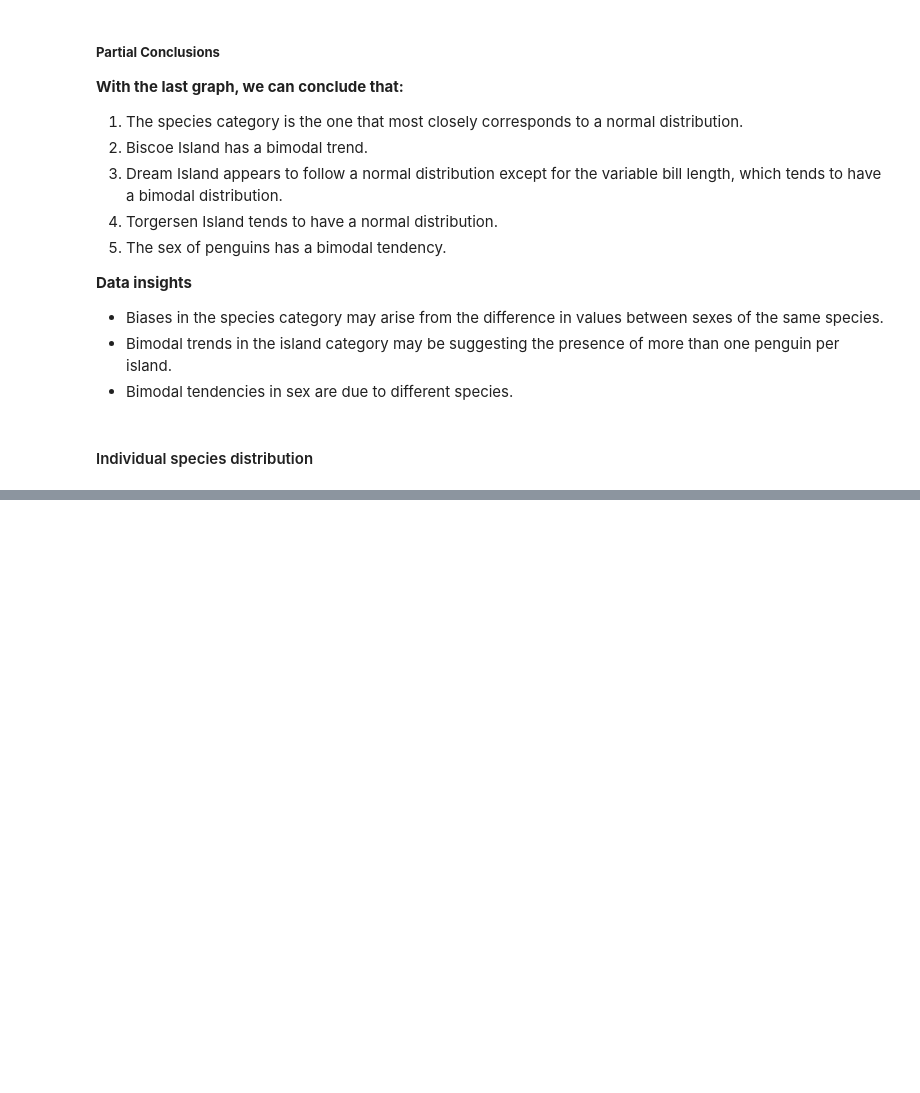
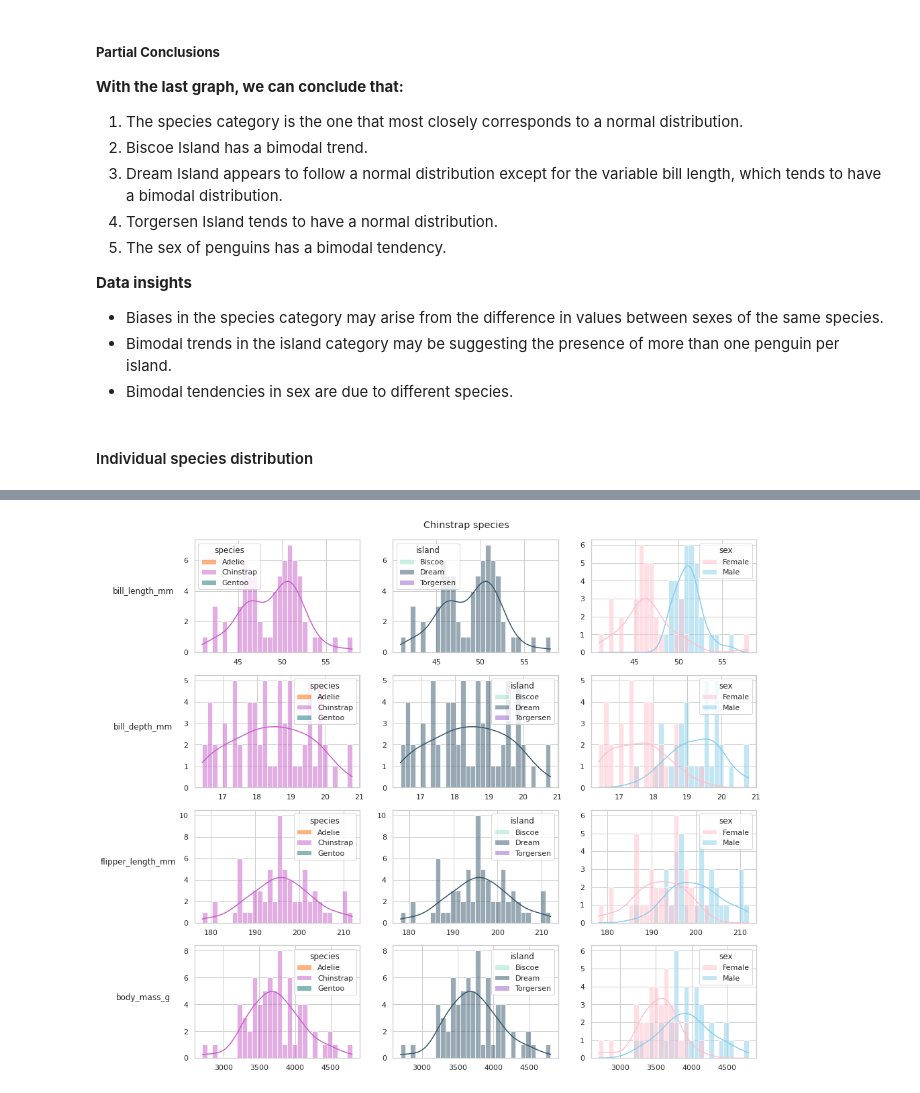
Before and after one commit to mazzaroli/EDA, a Jupyter notebook: personal-project/notebook.ipynb, the cells around one changed output, grey strips where cells are left out. Drawn from its saved outputs; the diff is of its cells as text; code cells hidden in the pictures; blank space fills up the shorter version.

```diff
--- a/personal-project/notebook.ipynb
+++ b/personal-project/notebook.ipynb
@@ -420,25 +554,26 @@ plt.subplots_adjust(top=0.95);
 # %%
 fig,ax = plt.subplots(len(numeric_columns),len(species), figsize=(15,13))
 bins = 20
 for i, i_col in enumerate(numeric_columns):
     for j, j_col in enumerate(category_columns):
         sns.histplot(
             ax=ax[i][j],
             data=df2[chinstrap],
             x=i_col,
             hue=j_col,
             multiple='layer',
             bins=30,
             kde=True,
             palette=penguin_color,
             )
 
         ax[i][j].set_ylabel(numeric_columns[i], labelpad=60,rotation=0) if j==0 else ax[i][j].set_ylabel(None)
         ax[i][j].set_xlabel(None)
-         ax[0][j].set_title(penguin_columns[j])
-         ax[i][j].get_legend().remove()
+
 plt.suptitle('Chinstrap species');
 plt.subplots_adjust(top=0.95);
+# %% [output]
+[figure, added]
 # %%
 fig,ax = plt.subplots(len(numeric_columns),len(species), figsize=(15,13))
 bins = 20
```
Also changed, not shown: parts of 26 cells of this notebook.
